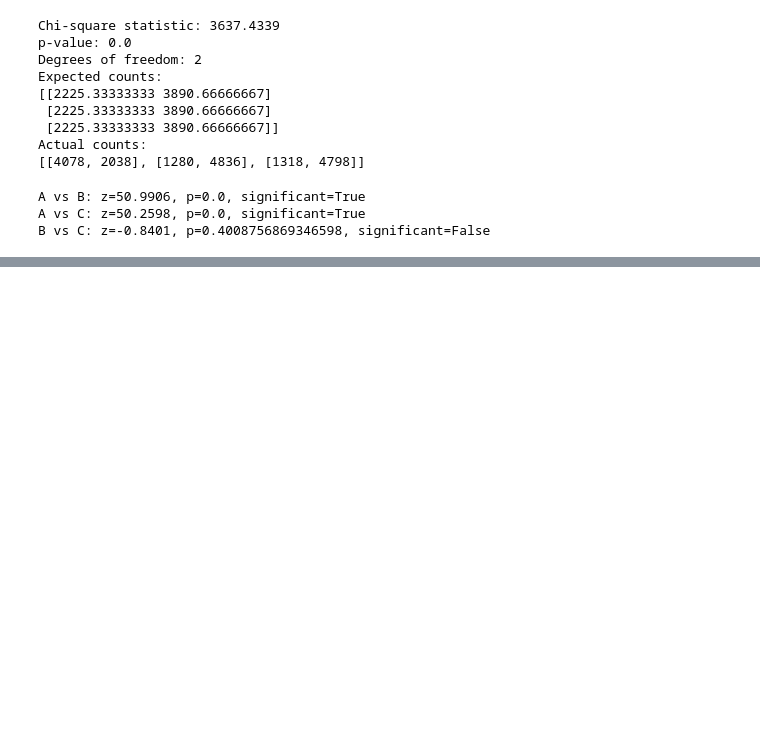
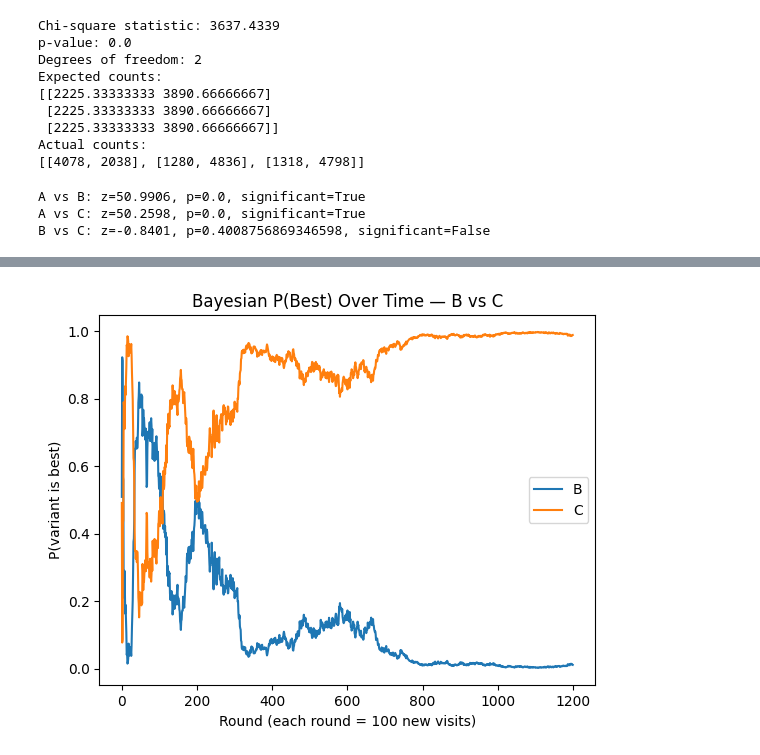
Before and after one commit to ananya290905/RecommenderTesting, a Jupyter notebook: notebooks/03_experimental_simulation.ipynb, the cells around one changed output, grey strips where cells are left out. Drawn from its saved outputs; the diff is of its cells as text; code cells hidden in the pictures; blank space fills up the shorter version.

```diff
--- a/notebooks/03_experimental_simulation.ipynb
+++ b/notebooks/03_experimental_simulation.ipynb
@@ -128,0 +235,9 @@ B vs C: z=-0.8401, p=0.4008756869346598, significant=False
+# %%
+# we can see that there is alot of variance in the probabilities still so let's increase the amount of rounds to total the estimate
+# rounds needed from classic A/B testing
+all_p_more, snapshots_more = run_bayesian_simulation(1200, [0, 250, 1199])
+plot_bayesian_rounds(1200, all_p_more)
+
+# as we can see it stablises
+# %% [output]
+[figure, added]
```
Also changed, not shown: parts of 6 cells of this notebook, 1 other file.
